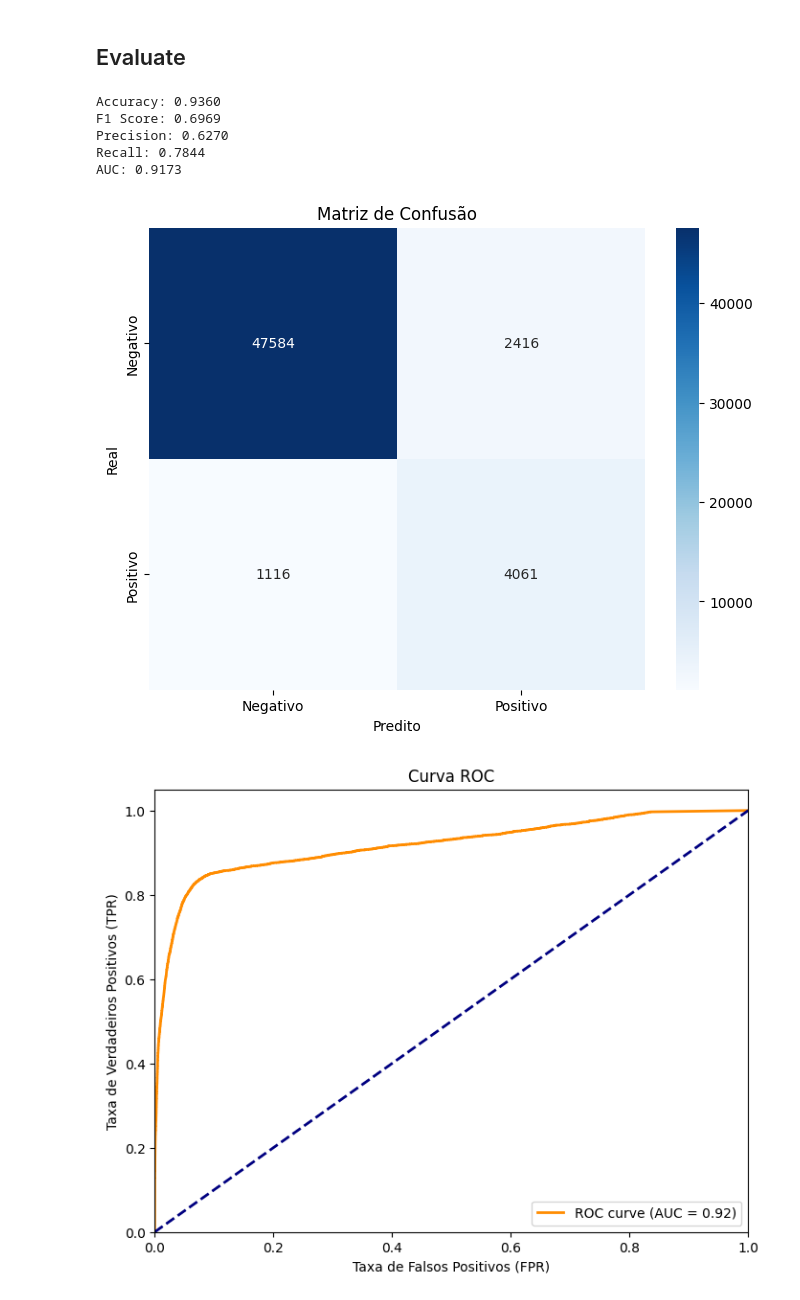
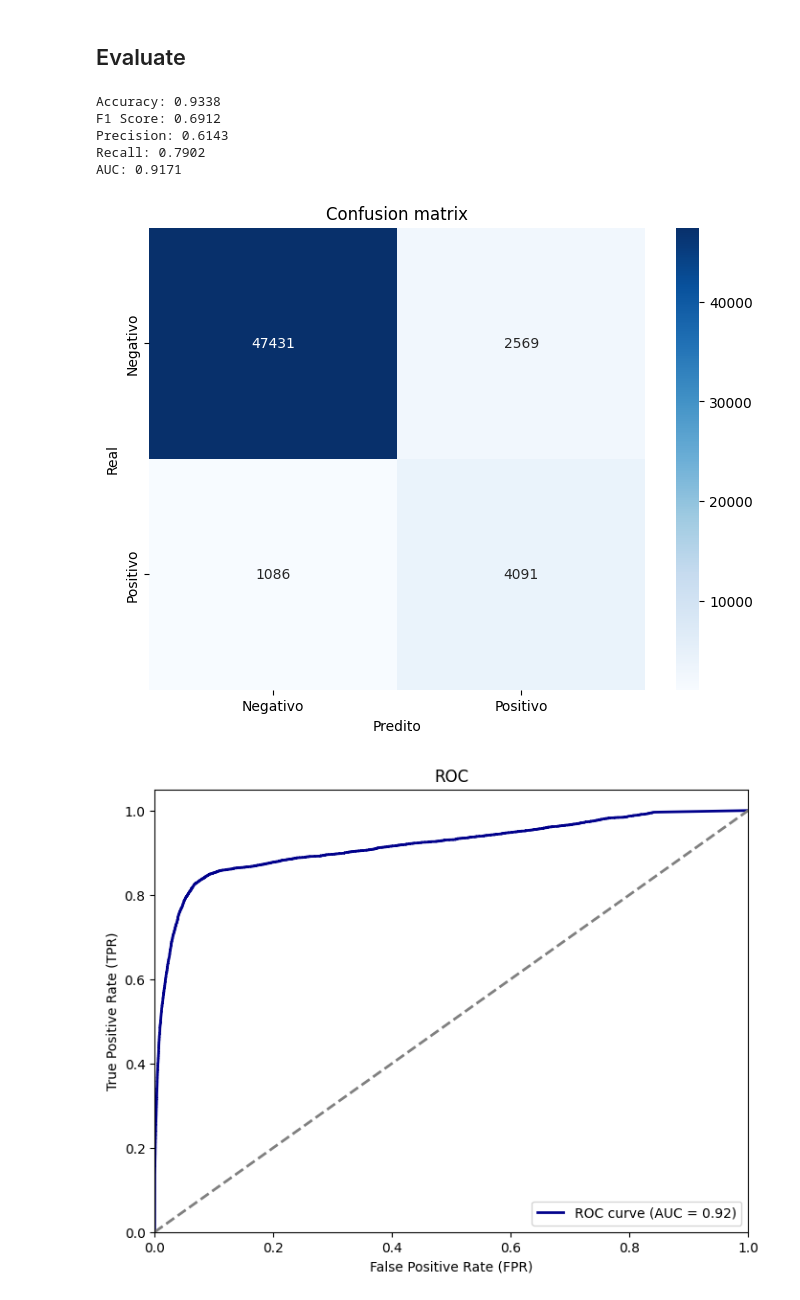
Before and after one commit to fernandocfbf/anti-money-laundering-analysis, a Jupyter notebook: machine_learning_for_transactions.ipynb, the cells around one changed output. Drawn from its saved outputs; the diff is of its cells as text; code cells hidden in the pictures.

```diff
--- a/machine_learning_for_transactions.ipynb
+++ b/machine_learning_for_transactions.ipynb
@@ -103,3 +117,16 @@ df = custom_transformations(df)
+# %%
+numerical_pipeline = Pipeline([
+    ("scaler", RobustScaler())
+])
+
+categorical_pipeline = Pipeline([
+    ("encoder", OrdinalEncoder())
+])
+
+preprocess = ColumnTransformer([
+    ("numerical_pipeline", numerical_pipeline, numerical_columns),
+    ("categorical_pipeline", categorical_pipeline, categorical_columns)
+])
 # %% [markdown]
 ## Train
 ---
@@ -223,7 +197,7 @@ model.fit(X_train_resample, y_train_resample)
 # %%
 full_pipeline = ImbPipeline([
     ("preprocess", preprocess),
-    ("smote", SMOTE(random_state=42, sampling_strategy=0.5)),
+    ("smote", SMOTE(random_state=42, sampling_strategy=1)),
     ("model", RandomForestClassifier(max_depth=16, max_features=20, n_estimators=300, random_state=42))
 ])
 # %%
@@ -262,34 +236,34 @@ print(f'Recall: {recall:.4f}')
 auc_score = roc_auc_score(y, y_pred_prob)
 print(f'AUC: {auc_score:.4f}')
 # %% [output]
-Accuracy: 0.9360
-F1 Score: 0.6969
-Precision: 0.6270
-Recall: 0.7844
-AUC: 0.9173
+Accuracy: 0.9338
+F1 Score: 0.6912
+Precision: 0.6143
+Recall: 0.7902
+AUC: 0.9171
 # %%
 cm = confusion_matrix(y, y_pred)
 plt.figure(figsize=(8, 6))
 sns.heatmap(cm, annot=True, fmt='d', cmap='Blues', xticklabels=['Negativo', 'Positivo'], yticklabels=['Negativo', 'Positivo'])
-plt.title('Matriz de Confusão')
+plt.title('Confusion matrix')
 plt.xlabel('Predito')
 plt.ylabel('Real')
 plt.show()
 # %% [output]
-[figure, old version]
+[figure, new version]
 # %%
 fpr, tpr, thresholds = roc_curve(y, y_pred_prob)
 roc_auc = auc(fpr, tpr)
 
 plt.figure(figsize=(8, 6))
-plt.plot(fpr, tpr, color='darkorange', lw=2, label=f"ROC curve (AUC = {roc_auc:.2f})")
-plt.plot([0, 1], [0, 1], color='navy', lw=2, linestyle='--')
+plt.plot(fpr, tpr, color='darkblue', lw=2, label=f"ROC curve (AUC = {roc_auc:.2f})")
+plt.plot([0, 1], [0, 1], color='gray', lw=2, linestyle='--')
 plt.xlim([0.0, 1.0])
 plt.ylim([0.0, 1.05])
-plt.xlabel('Taxa de Falsos Positivos (FPR)')
-plt.ylabel('Taxa de Verdadeiros Positivos (TPR)')
-plt.title('Curva ROC')
+plt.xlabel('False Positive Rate (FPR)')
+plt.ylabel('True Positive Rate (TPR)')
+plt.title('ROC')
 plt.legend(loc="lower right")
 plt.show()
 # %% [output]
-[figure, old version]
+[figure, new version]
```
Also changed, not shown: parts of 25 cells of this notebook.
